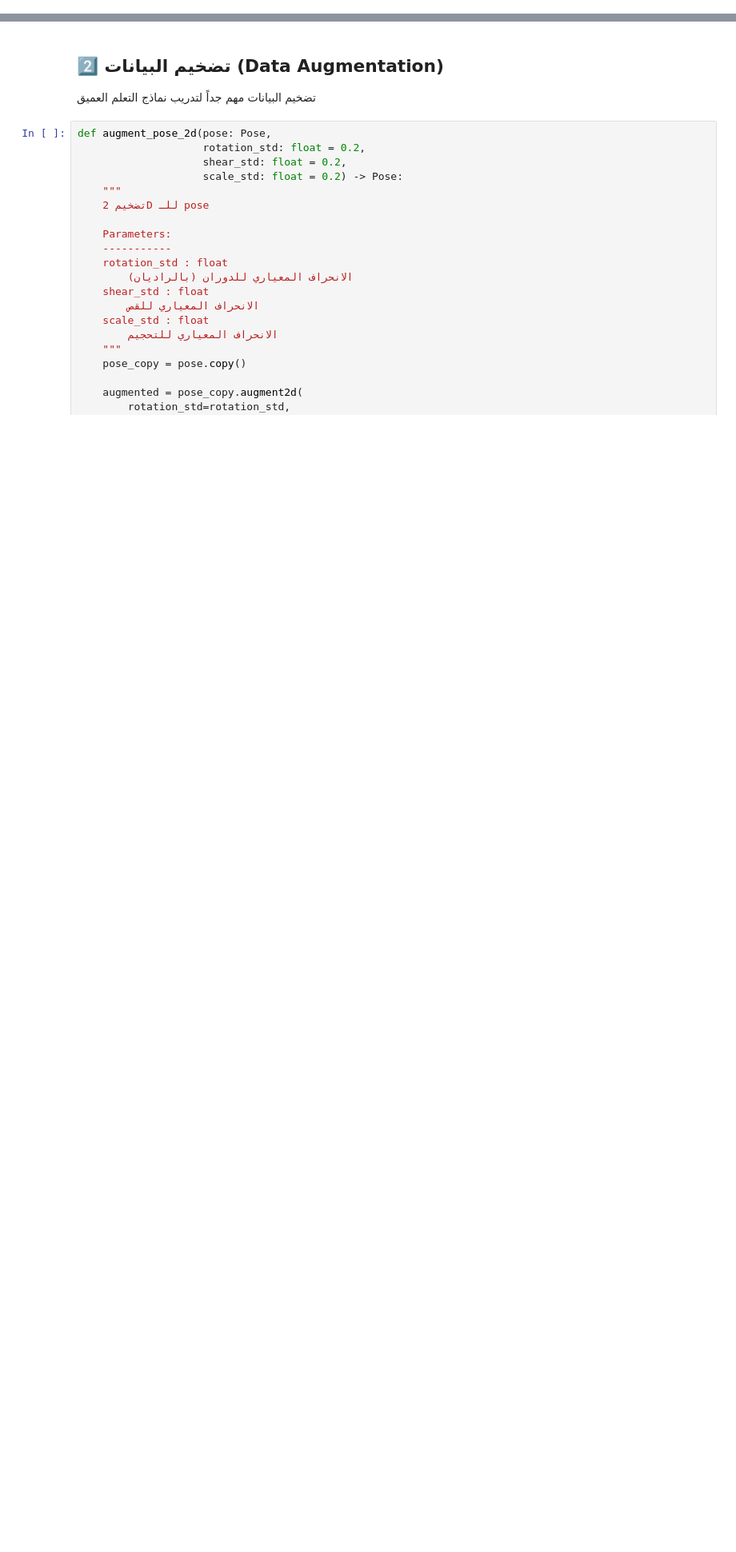
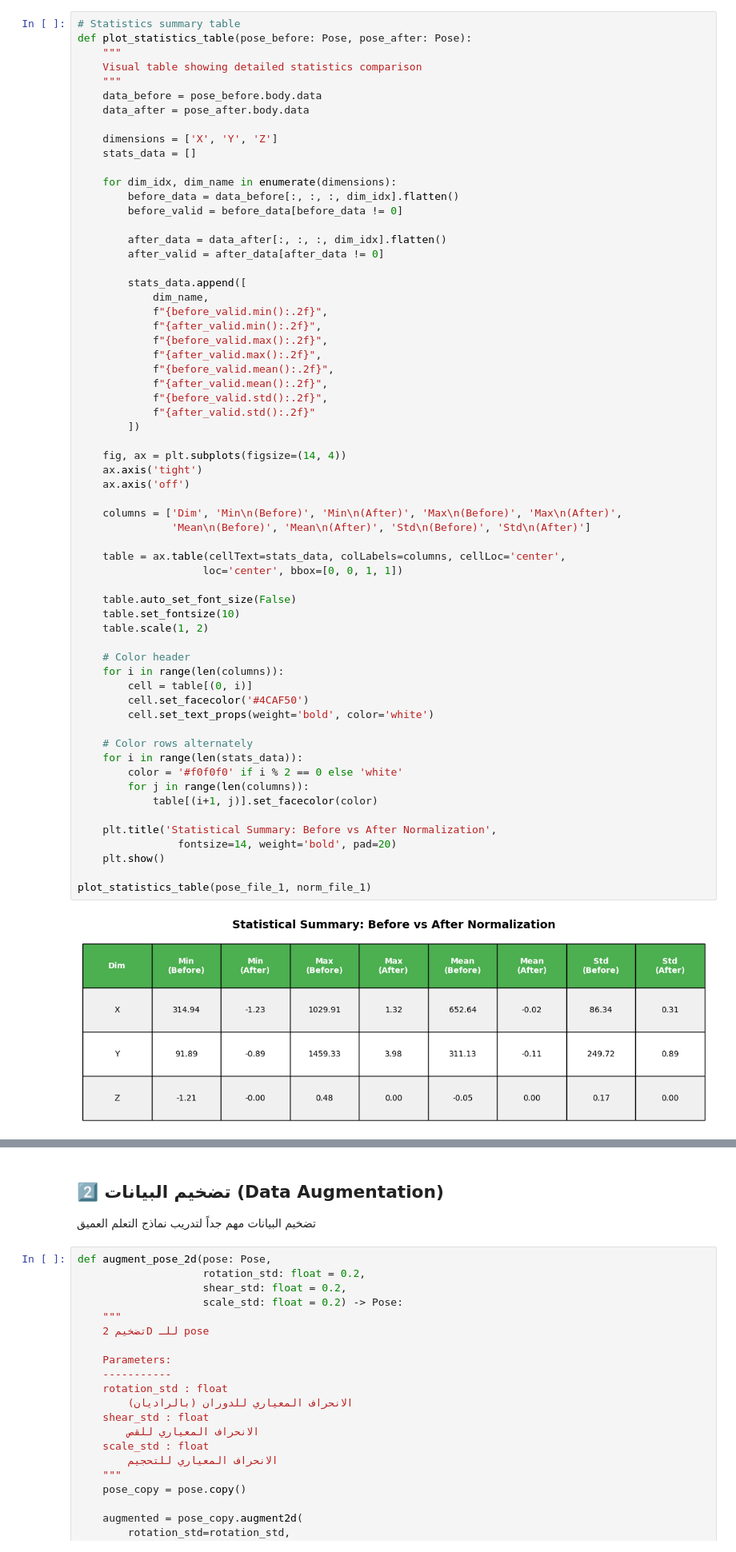
Before and after one commit to 24-mohamedyehia/pose-format-tutorials, a Jupyter notebook: examples/05_advanced_features.ipynb, the cells around one changed output, grey strips where cells are left out. Shown at 80% size. Drawn from its saved outputs; the diff is of its cells as text; blank space fills up the shorter version.

```diff
--- a/examples/05_advanced_features.ipynb
+++ b/examples/05_advanced_features.ipynb
@@ -36,0 +463,64 @@ def normalize_pose_basic(pose: Pose) -> Pose:
+# %%
+# Statistics summary table
+def plot_statistics_table(pose_before: Pose, pose_after: Pose):
+    """
+    Visual table showing detailed statistics comparison
+    """
+    data_before = pose_before.body.data
+    data_after = pose_after.body.data
+
+    dimensions = ['X', 'Y', 'Z']
+    stats_data = []
+
+    for dim_idx, dim_name in enumerate(dimensions):
+        before_data = data_before[:, :, :, dim_idx].flatten()
+        before_valid = before_data[before_data != 0]
+
+        after_data = data_after[:, :, :, dim_idx].flatten()
+        after_valid = after_data[after_data != 0]
+
+        stats_data.append([
+            dim_name,
+            f"{before_valid.min():.2f}",
+            f"{after_valid.min():.2f}",
+            f"{before_valid.max():.2f}",
+            f"{after_valid.max():.2f}",
+            f"{before_valid.mean():.2f}",
+            f"{after_valid.mean():.2f}",
+            f"{before_valid.std():.2f}",
+            f"{after_valid.std():.2f}"
+        ])
+
+    fig, ax = plt.subplots(figsize=(14, 4))
+    ax.axis('tight')
+    ax.axis('off')
+
+    columns = ['Dim', 'Min\n(Before)', 'Min\n(After)', 'Max\n(Before)', 'Max\n(After)',
+               'Mean\n(Before)', 'Mean\n(After)', 'Std\n(Before)', 'Std\n(After)']
+
+    table = ax.table(cellText=stats_data, colLabels=columns, cellLoc='center',
+                    loc='center', bbox=[0, 0, 1, 1])
+
+    table.auto_set_font_size(False)
+    table.set_fontsize(10)
+    table.scale(1, 2)
+
+    # Color header
+    for i in range(len(columns)):
+        cell = table[(0, i)]
+        cell.set_facecolor('#4CAF50')
+        cell.set_text_props(weight='bold', color='white')
+
+    # Color rows alternately
+    for i in range(len(stats_data)):
+        color = '#f0f0f0' if i % 2 == 0 else 'white'
+        for j in range(len(columns)):
+            table[(i+1, j)].set_facecolor(color)
+
+    plt.title('Statistical Summary: Before vs After Normalization',
+                fontsize=14, weight='bold', pad=20)
+    plt.show()
+
+plot_statistics_table(pose_file_1, norm_file_1)
+# %% [output]
+[figure, added]
```
Also changed, not shown: parts of 31 cells of this notebook, 22 other files.
